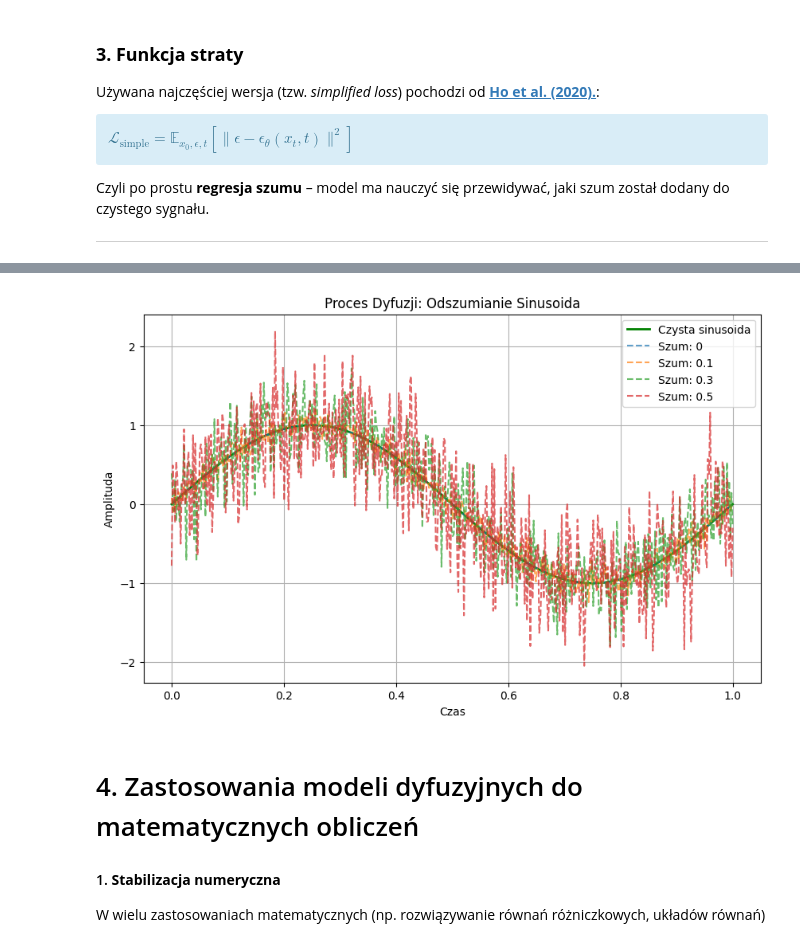
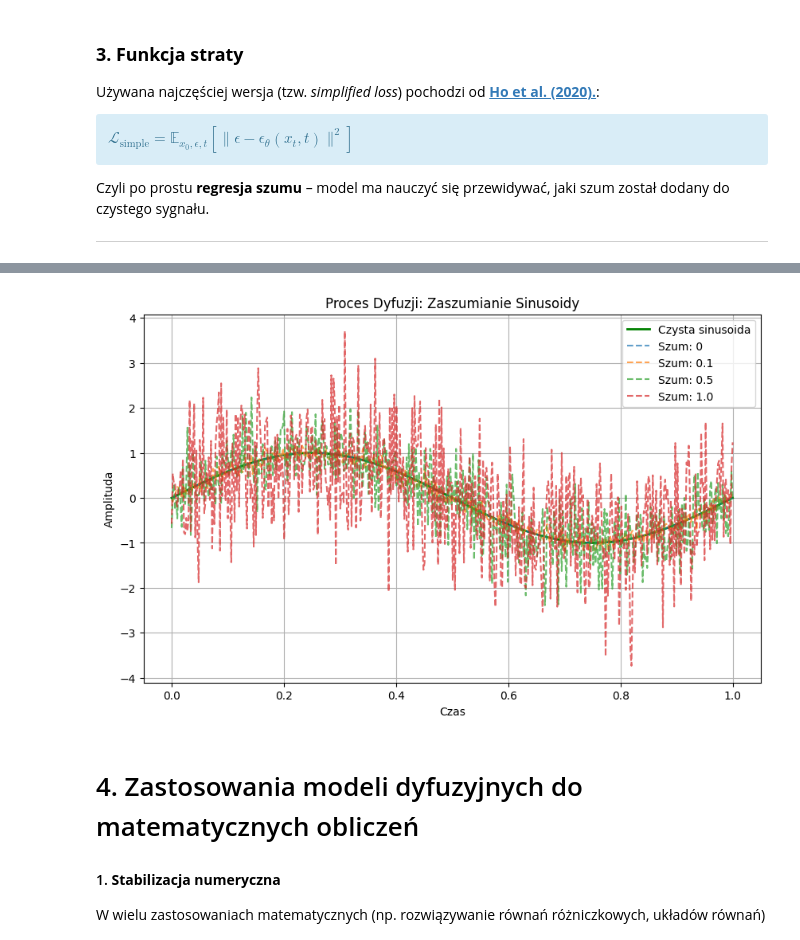
Before and after one commit to klaud2002/Pracownia_problemowa, a Jupyter notebook: Wprowadzenie.ipynb, the cells around one changed output, grey strips where cells are left out. Saved outputs shown, nothing was run; the diff lists cells and outputs as text; code cells hidden in the pictures.

```diff
--- a/Wprowadzenie.ipynb
+++ b/Wprowadzenie.ipynb
@@ -194,36 +195,37 @@ import matplotlib.pyplot as plt
 # Parametry
 t = np.linspace(0, 1, 500)  # Czas od 0 do 1
 sin_wave = np.sin(2 * np.pi * t)  # Czysta sinusoida
 
 # Funkcja dodająca szum
 def add_noise(signal, noise_level):
     noise = np.random.normal(0, noise_level, len(signal))
     return signal + noise
 
 # Funkcja tworząca wykres
 def plot_diffusion_process(original_signal, noise_levels):
     plt.figure(figsize=(10, 6))
 
     plt.plot(t, original_signal, label="Czysta sinusoida", color="green", lw=2)
 
     for i, noise_level in enumerate(noise_levels):
         noisy_signal = add_noise(original_signal, noise_level)
         plt.plot(t, noisy_signal, label=f"Szum: {noise_level}", linestyle="--", alpha=0.7)
 
-    plt.title("Proces Dyfuzji: Odszumianie Sinusoida")
+
+    plt.title("Proces Dyfuzji: Zaszumianie Sinusoidy")
     plt.xlabel("Czas")
     plt.ylabel("Amplituda")
     plt.legend()
     plt.grid(True)
     plt.show()
 
 # Poziomy szumu
-noise_levels = [0, 0.1, 0.3, 0.5]
+noise_levels = [0, 0.1, 0.5, 1.0]
 
 # Wykres
 plot_diffusion_process(sin_wave, noise_levels)
 # %% [output]
-[figure, old version]
+[figure, new version]
 # %% [markdown]
 # 4. Zastosowania modeli dyfuzyjnych do matematycznych obliczeń
 
```
Also changed, not shown: parts of 6 cells of this notebook, 2 other files.
